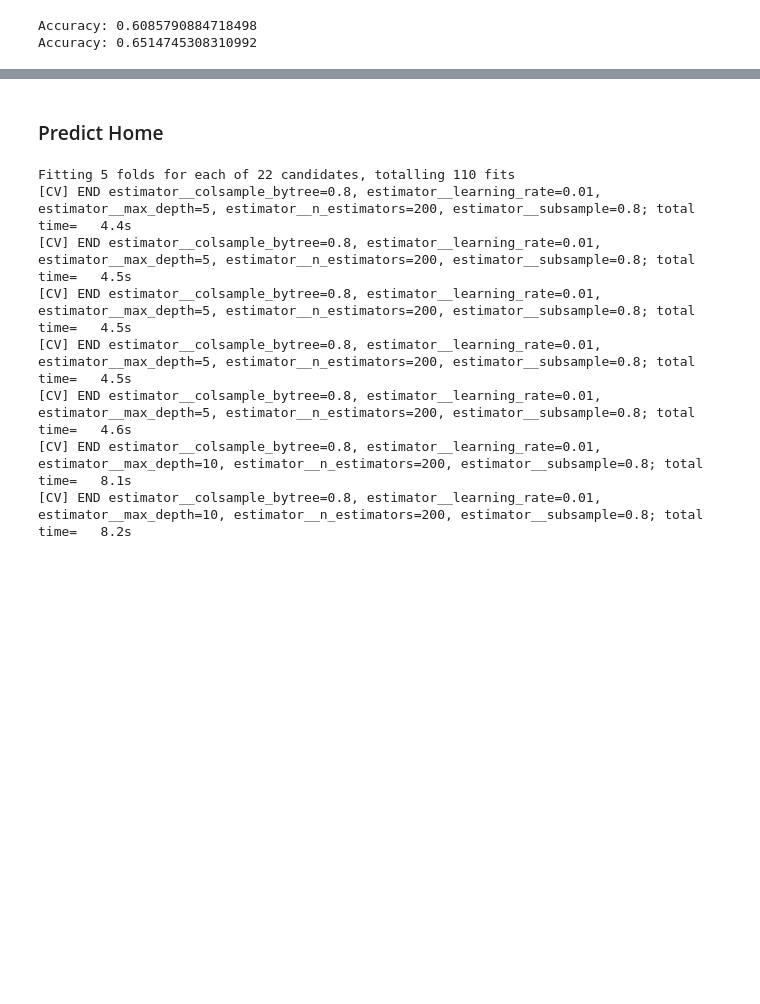
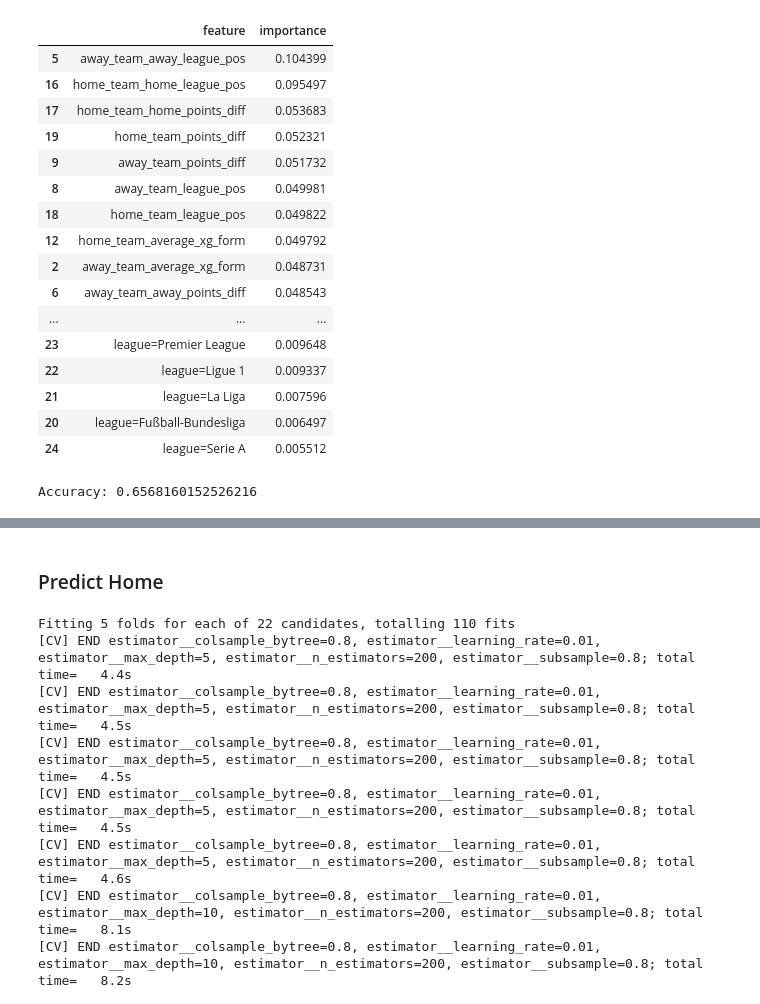
Before and after one commit to Flow791/ml_zoomcamp, a Jupyter notebook: mid_term_project/src/football_predict_model.ipynb, the cells around one changed output, grey strips where cells are left out. Cells and saved outputs as stored; diff of their text form; code cells hidden in the pictures; blank space fills up the shorter version.

```diff
--- a/mid_term_project/src/football_predict_model.ipynb
+++ b/mid_term_project/src/football_predict_model.ipynb
@@ -175,10 +144,40 @@ Meilleur score : 0.6510230121524849
+# %%
+result_model = RandomForestClassifier(max_depth=26,
+                                      n_estimators=400,
+                                      min_samples_split= 2,
+                                      class_weight= class_weights,
+                                      random_state=42)
+result_model.fit(X_train_score, y_train_score)
+
+features = list(score_dict_vectorizer.feature_names_)
+importances = result_model.feature_importances_
+
+feature_importances = pd.DataFrame({'feature': features, 'importance': importances})
+feature_importances = feature_importances.sort_values(by='importance', ascending=False)
+feature_importances
+# %% [output]
+|  | feature | importance |
+| 5 | away_team_away_league_pos | 0.104399 |
+| 16 | home_team_home_league_pos | 0.095497 |
+| 17 | home_team_home_points_diff | 0.053683 |
+| 19 | home_team_points_diff | 0.052321 |
+| 9 | away_team_points_diff | 0.051732 |
+| 8 | away_team_league_pos | 0.049981 |
+| 18 | home_team_league_pos | 0.049822 |
+| 12 | home_team_average_xg_form | 0.049792 |
+| 2 | away_team_average_xg_form | 0.048731 |
+| 6 | away_team_away_points_diff | 0.048543 |
+| ... | ... | ... |
+| 23 | league=Premier League | 0.009648 |
+| 22 | league=Ligue 1 | 0.009337 |
+| 21 | league=La Liga | 0.007596 |
+| 20 | league=Fußball-Bundesliga | 0.006497 |
+| 24 | league=Serie A | 0.005512 |
 # %%
-y_pred_result = result_model.predict(X_test_result)
-accuracy_result = accuracy_score(y_test_result, y_pred_result)
+y_pred_score = result_model.predict(X_test_score)
+accuracy_result = accuracy_score(y_test_score, y_pred_score)
 
 print(f'Accuracy: {accuracy_result}')
-print('Accuracy: 0.6514745308310992')
 # %% [output]
-Accuracy: 0.6085790884718498
-Accuracy: 0.6514745308310992
+Accuracy: 0.6568160152526216
 # %%
```
Also changed, not shown: parts of 9 cells of this notebook, 20 other files.
